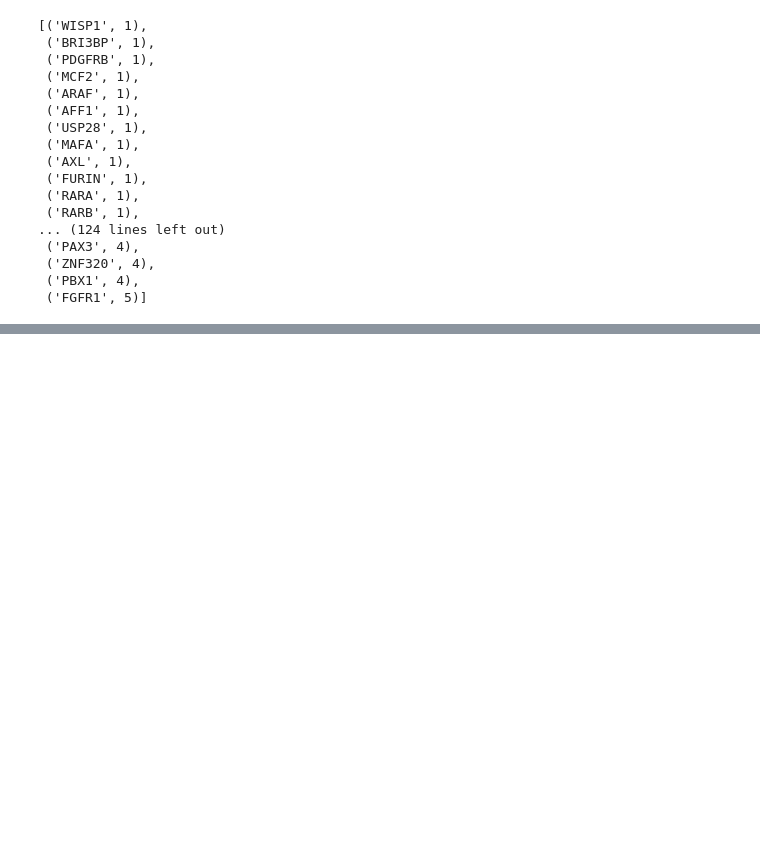
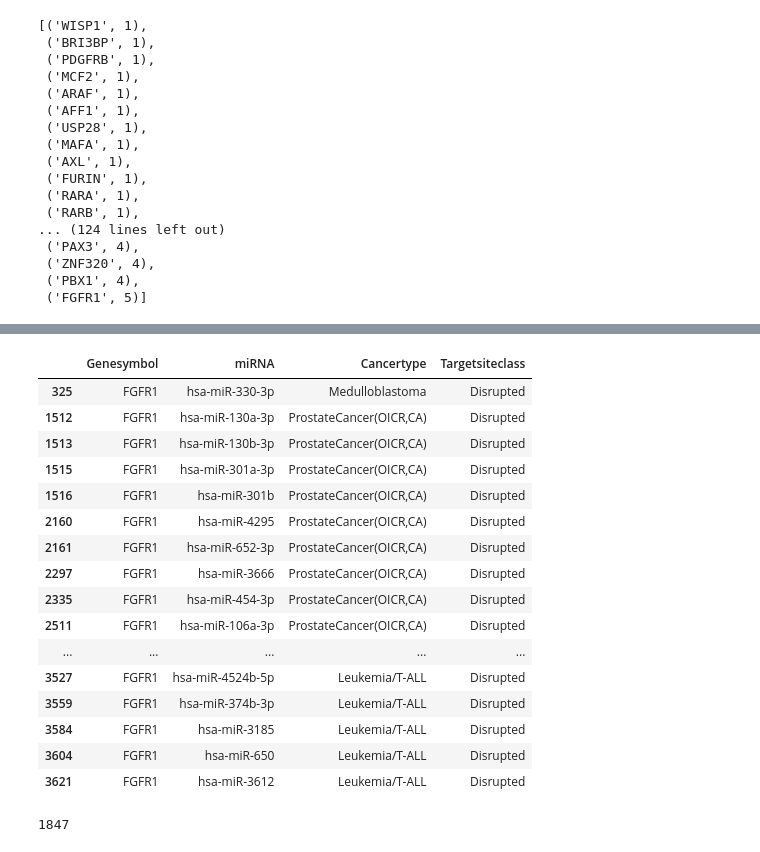
Before and after one commit to choyichen/tcga-mir-rewire, a Jupyter notebook: Oncogenes/Uniprot.ipynb, the cells around one changed output, grey strips where cells are left out. Drawn from its saved outputs; the diff is of its cells as text; code cells hidden in the pictures; blank space fills up the shorter version.

```diff
--- a/Oncogenes/Uniprot.ipynb
+++ b/Oncogenes/Uniprot.ipynb
@@ -545,0 +470,24 @@ nx.draw_networkx_labels(g, pos, labels = d)
+# %%
+aond[aond["Genesymbol"] == "FGFR1"]
+# %% [output]
+|  | Genesymbol | miRNA | Cancertype | Targetsiteclass |
+| 325 | FGFR1 | hsa-miR-330-3p | Medulloblastoma | Disrupted |
+| 1512 | FGFR1 | hsa-miR-130a-3p | ProstateCancer(OICR,CA) | Disrupted |
+| 1513 | FGFR1 | hsa-miR-130b-3p | ProstateCancer(OICR,CA) | Disrupted |
+| 1515 | FGFR1 | hsa-miR-301a-3p | ProstateCancer(OICR,CA) | Disrupted |
+| 1516 | FGFR1 | hsa-miR-301b | ProstateCancer(OICR,CA) | Disrupted |
+| 2160 | FGFR1 | hsa-miR-4295 | ProstateCancer(OICR,CA) | Disrupted |
+| 2161 | FGFR1 | hsa-miR-652-3p | ProstateCancer(OICR,CA) | Disrupted |
+| 2297 | FGFR1 | hsa-miR-3666 | ProstateCancer(OICR,CA) | Disrupted |
+| 2335 | FGFR1 | hsa-miR-454-3p | ProstateCancer(OICR,CA) | Disrupted |
+| 2511 | FGFR1 | hsa-miR-106a-3p | ProstateCancer(OICR,CA) | Disrupted |
+| ... | ... | ... | ... | ... |
+| 3527 | FGFR1 | hsa-miR-4524b-5p | Leukemia/T-ALL | Disrupted |
+| 3559 | FGFR1 | hsa-miR-374b-3p | Leukemia/T-ALL | Disrupted |
+| 3584 | FGFR1 | hsa-miR-3185 | Leukemia/T-ALL | Disrupted |
+| 3604 | FGFR1 | hsa-miR-650 | Leukemia/T-ALL | Disrupted |
+| 3621 | FGFR1 | hsa-miR-3612 | Leukemia/T-ALL | Disrupted |
+# %%
+len(ao)
+# %% [output]
+1847
```
Also changed, not shown: parts of 22 cells of this notebook, 8 other files.
